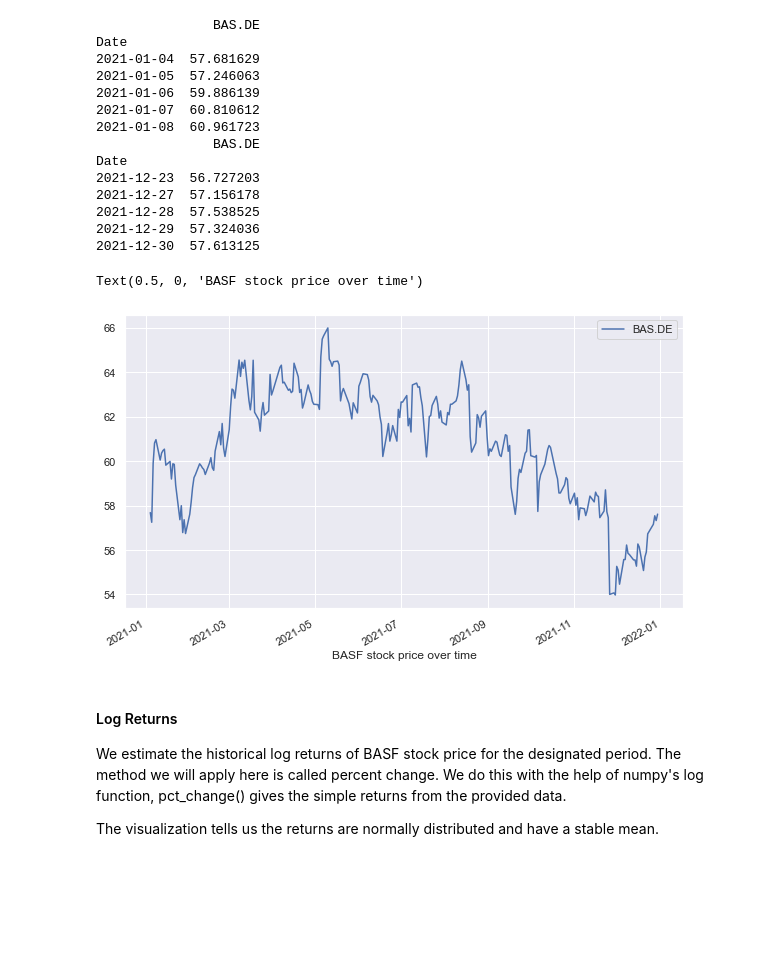
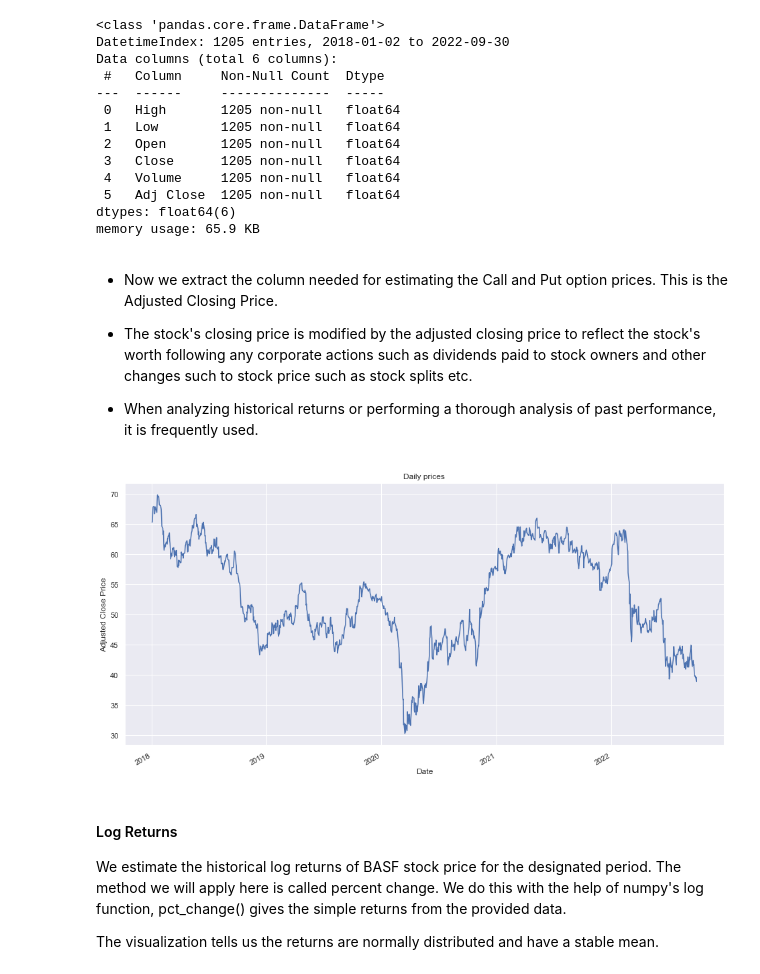
Before and after one commit to Dela12/Portfolio, a Jupyter notebook: Monte Carlo Simulation.ipynb, the cells around one changed output. Saved outputs shown, nothing was run; the diff lists cells and outputs as text; code cells hidden in the pictures; blank space fills up the shorter version.

```diff
--- a/Monte Carlo Simulation.ipynb
+++ b/Monte Carlo Simulation.ipynb
@@ -48,10 +51,18 @@ We obtain BASF histocal adjusted closing price data from yahoo finance for the p
 # %%
+#import required packages
+
 import numpy as np
 import pandas as pd
 import matplotlib.pyplot as plt
 from pandas_datareader import data as wb
 from scipy.stats import norm
 import seaborn as sns
+
+# set plotting parameters
+%matplotlib inline
 sns.set()
-%matplotlib inline
+plt.rc("figure", figsize=(16, 8))
+plt.rc("savefig", dpi=90)
+plt.rc("font", family="sans-serif")
+plt.rc("font", size=14)
 # %% [markdown]
@@ -60,0 +82,3 @@ We obtain BASF histocal adjusted closing price data from yahoo finance for the p
+# %%
+BASF_data = wb.DataReader('BAS.DE', data_source = 'yahoo', start = '2018-01-01', end = '2022-09-30')
+BASF_data
@@ -61,28 +100,39 @@ We obtain BASF histocal adjusted closing price data from yahoo finance for the p
+# %%
+#General inforamtion about the data
+
+BASF_data.info()
+# %% [output]
+<class 'pandas.core.frame.DataFrame'>
+DatetimeIndex: 1205 entries, 2018-01-02 to 2022-09-30
+Data columns (total 6 columns):
+ #   Column     Non-Null Count  Dtype
+---  ------     --------------  -----
+ 0   High       1205 non-null   float64
+ 1   Low        1205 non-null   float64
+ 2   Open       1205 non-null   float64
+ 3   Close      1205 non-null   float64
+ 4   Volume     1205 non-null   float64
+ 5   Adj Close  1205 non-null   float64
+dtypes: float64(6)
+memory usage: 65.9 KB
+# %% [markdown]
+- Now we extract the column needed for estimating the Call and Put option prices. This is the Adjusted Closing Price.
+
+
+- The stock's closing price is modified by the adjusted closing price to reflect the stock's worth following any corporate actions such as dividends paid to stock owners and other changes such to stock price such as stock splits etc.
+
+
+- When analyzing historical returns or performing a thorough analysis of past performance, it is frequently used.
 # %%
-ticker = 'BAS.DE'
-BASF = pd.DataFrame()
-BASF[ticker] = wb.DataReader(ticker, data_source='yahoo', start='2021-1-1', end='2021-12-31')['Adj Close']
-print(BASF.head())
-print(BASF.tail())
-BASF.plot(figsize=(10, 6));   #plot price adj close price
-plt.xlabel("BASF stock price over time")
+BASF = BASF_data['Adj Close']
+BASF.head()
+
+BASF.plot()
+plt.title('Daily prices')
+plt.ylabel('Adjusted Close Price')
+plt.show()
 # %% [output]
-               BAS.DE
-Date
-2021-01-04  57.681629
-2021-01-05  57.246063
-2021-01-06  59.886139
-2021-01-07  60.810612
-2021-01-08  60.961723
-               BAS.DE
-Date
-2021-12-23  56.727203
-2021-12-27  57.156178
-2021-12-28  57.538525
-2021-12-29  57.324036
-2021-12-30  57.613125
-Text(0.5, 0, 'BASF stock price over time')
-[figure, old version]
+[figure, new version]
 # %% [markdown]
 #### Log Returns
 
```
Also changed, not shown: parts of 21 cells of this notebook.
